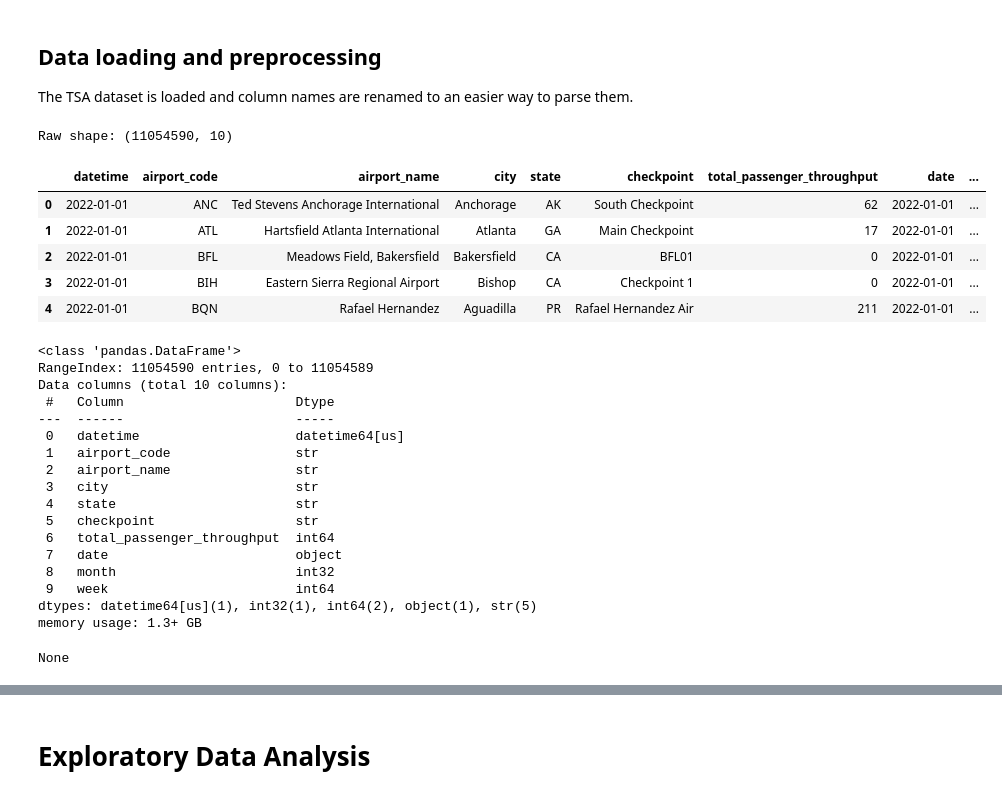
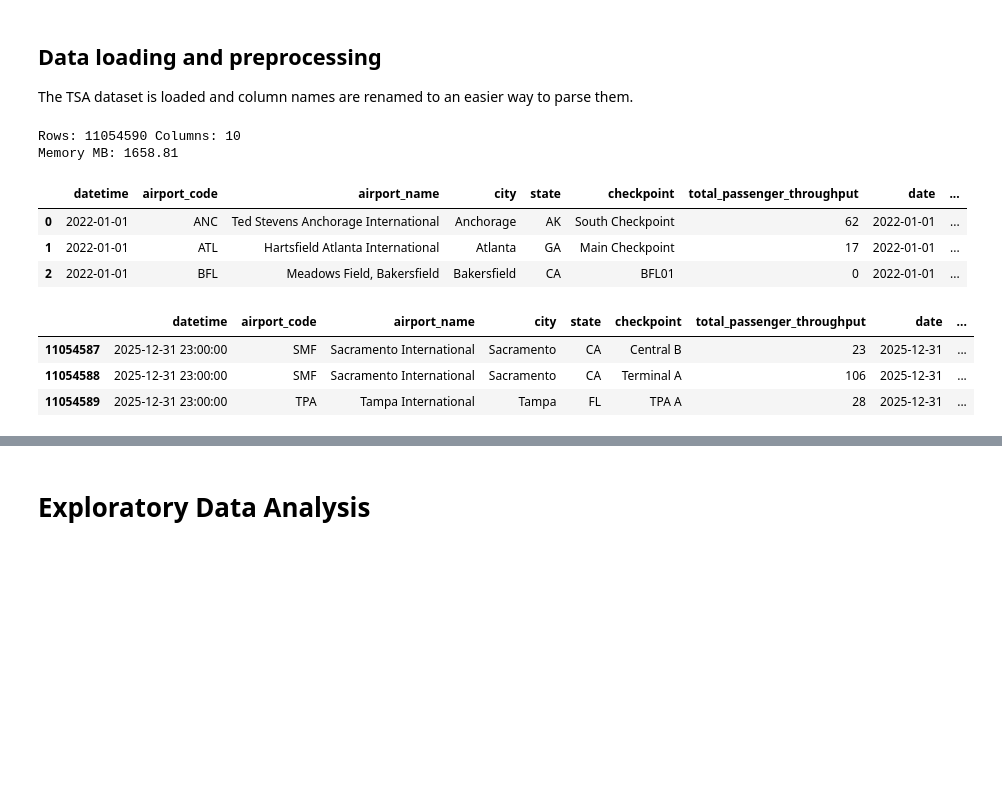
Before and after one commit to Erdos-Projects/spring-2026-busy-airports, a Jupyter notebook: busy_airports.ipynb, the cells around one changed output, grey strips where cells are left out. Saved outputs shown, nothing was run; the diff lists cells and outputs as text; code cells hidden in the pictures; blank space fills up the shorter version.

```diff
--- a/busy_airports.ipynb
+++ b/busy_airports.ipynb
@@ -38,33 +38,21 @@ from busy_airports.preprocessing import load_data
 
 The TSA dataset is loaded and column names are renamed to an easier way to parse them.
 # %%
-df = load_data("data/tsa-throughput-data-complete.csv")
-print("Raw shape:", df.shape)
-display(df.head())
-display(df.info())
+tsa_data = load_data("data/tsa-throughput-data-complete.csv")
+print('Rows:', len(tsa_data), 'Columns:', tsa_data.shape[1])
+mem = tsa_data.memory_usage(deep=True).sum() / (1024**2)
+print(f'Memory MB: {mem:.2f}')
+display(tsa_data.head(3))
+display(tsa_data.tail(3))
+display(tsa_data.describe(include='all').T)
 # %% [output]
-Raw shape: (11054590, 10)
+Rows: 11054590 Columns: 10
+Memory MB: 1658.81
 |  | datetime | airport_code | airport_name | city | state | checkpoint | total_passenger_throughput | date | ... |
 | 0 | 2022-01-01 | ANC | Ted Stevens Anchorage International | Anchorage | AK | South Checkpoint | 62 | 2022-01-01 | ... |
 | 1 | 2022-01-01 | ATL | Hartsfield Atlanta International | Atlanta | GA | Main Checkpoint | 17 | 2022-01-01 | ... |
 | 2 | 2022-01-01 | BFL | Meadows Field, Bakersfield | Bakersfield | CA | BFL01 | 0 | 2022-01-01 | ... |
-| 3 | 2022-01-01 | BIH | Eastern Sierra Regional Airport | Bishop | CA | Checkpoint 1 | 0 | 2022-01-01 | ... |
-| 4 | 2022-01-01 | BQN | Rafael Hernandez | Aguadilla | PR | Rafael Hernandez Air | 211 | 2022-01-01 | ... |
-<class 'pandas.DataFrame'>
-RangeIndex: 11054590 entries, 0 to 11054589
-Data columns (total 10 columns):
- #   Column                      Dtype
----  ------                      -----
- 0   datetime                    datetime64[us]
- 1   airport_code                str
- 2   airport_name                str
- 3   city                        str
- 4   state                       str
- 5   checkpoint                  str
- 6   total_passenger_throughput  int64
- 7   date                        object
- 8   month                       int32
- 9   week                        int64
-dtypes: datetime64[us](1), int32(1), int64(2), object(1), str(5)
-memory usage: 1.3+ GB
-None
+|  | datetime | airport_code | airport_name | city | state | checkpoint | total_passenger_throughput | date | ... |
+| 11054587 | 2025-12-31 23:00:00 | SMF | Sacramento International | Sacramento | CA | Central B | 23 | 2025-12-31 | ... |
+| 11054588 | 2025-12-31 23:00:00 | SMF | Sacramento International | Sacramento | CA | Terminal A | 106 | 2025-12-31 | ... |
+| 11054589 | 2025-12-31 23:00:00 | TPA | Tampa International | Tampa | FL | TPA A | 28 | 2025-12-31 | ... |
```
Also changed, not shown: parts of 11 cells of this notebook.
